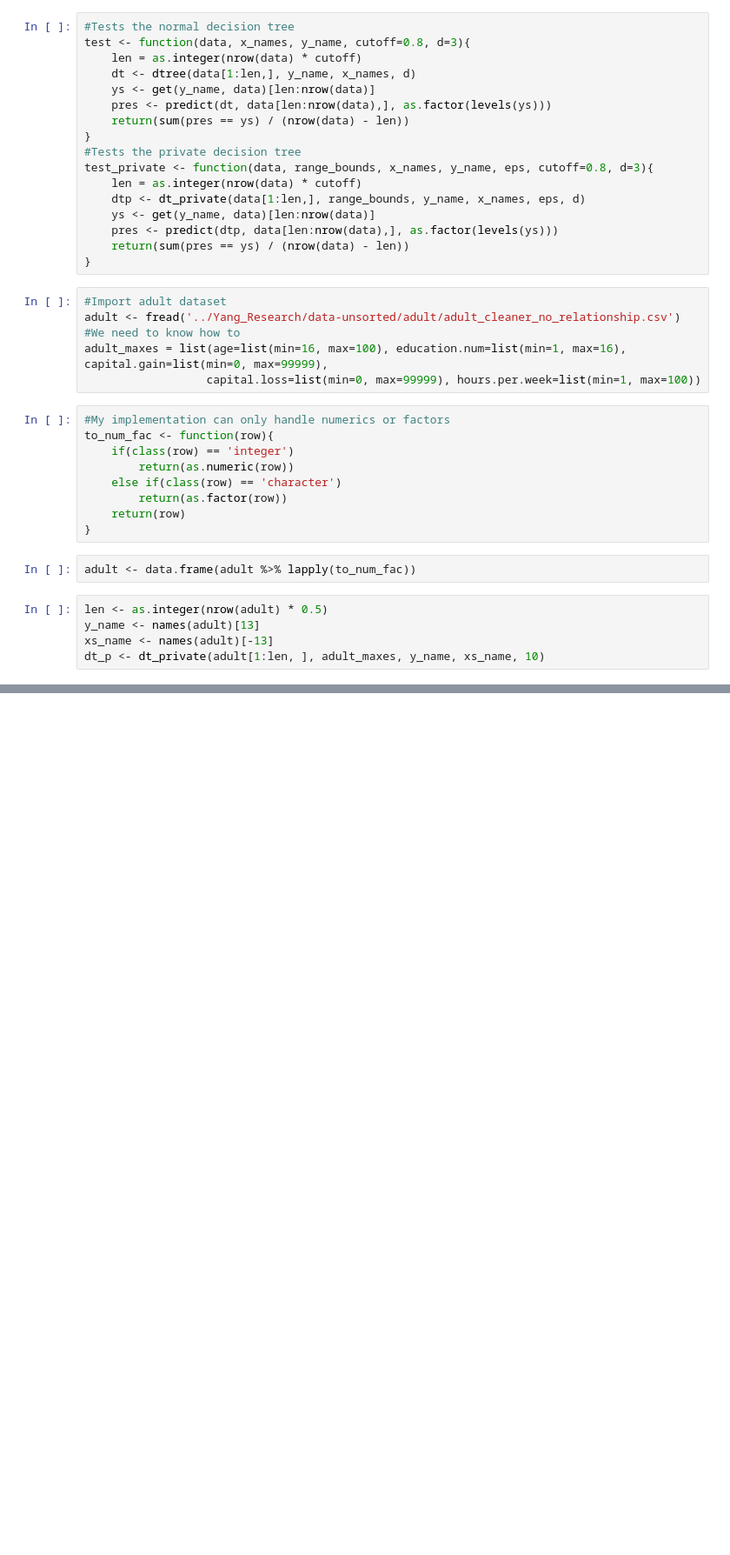
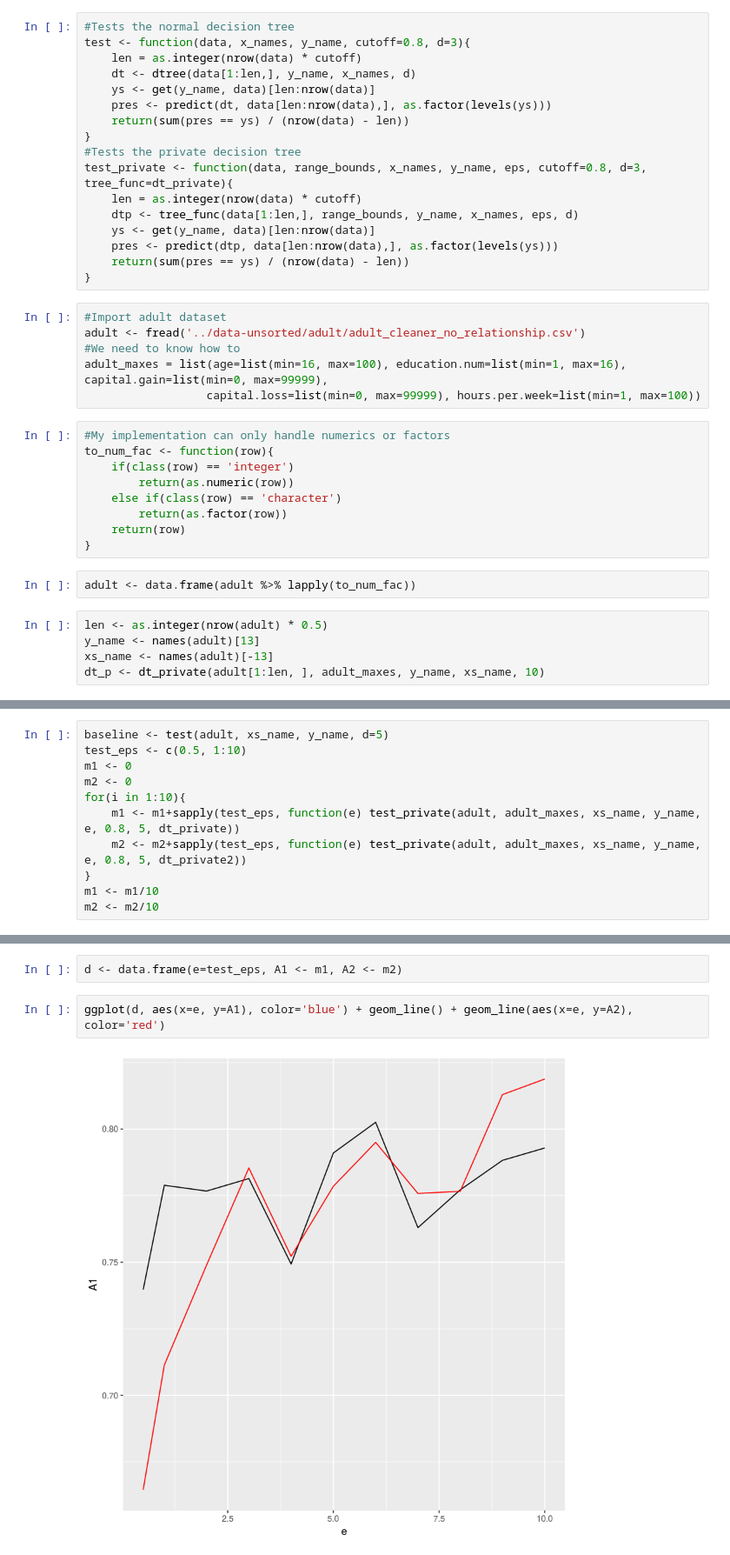
Before and after one commit to jimola/S18_Research, a Jupyter notebook: Data/PDTrees.ipynb, the cells around one changed output, grey strips where cells are left out. Shown at 87% size. Drawn from its saved outputs; the diff is of its cells as text; blank space fills up the shorter version.

Commit message:
Finalized Decision Trees; Added Algorithmic Compression

```diff
--- a/Data/PDTrees.ipynb
+++ b/Data/PDTrees.ipynb
@@ -302,16 +350,16 @@ test <- function(data, x_names, y_name, cutoff=0.8, d=3){
     return(sum(pres == ys) / (nrow(data) - len))
 }
 #Tests the private decision tree
-test_private <- function(data, range_bounds, x_names, y_name, eps, cutoff=0.8, d=3){
+test_private <- function(data, range_bounds, x_names, y_name, eps, cutoff=0.8, d=3, tree_func=dt_private){
     len = as.integer(nrow(data) * cutoff)
-    dtp <- dt_private(data[1:len,], range_bounds, y_name, x_names, eps, d)
+    dtp <- tree_func(data[1:len,], range_bounds, y_name, x_names, eps, d)
     ys <- get(y_name, data)[len:nrow(data)]
     pres <- predict(dtp, data[len:nrow(data),], as.factor(levels(ys)))
     return(sum(pres == ys) / (nrow(data) - len))
 }
 # %%
 #Import adult dataset
-adult <- fread('../Yang_Research/data-unsorted/adult/adult_cleaner_no_relationship.csv')
+adult <- fread('../data-unsorted/adult/adult_cleaner_no_relationship.csv')
 #We need to know how to
 adult_maxes = list(age=list(min=16, max=100), education.num=list(min=1, max=16), capital.gain=list(min=0, max=99999),
                   capital.loss=list(min=0, max=99999), hours.per.week=list(min=1, max=100))
@@ -334 +440,12 @@ dt_p <- dt_private(adult[1:len, ], adult_maxes, y_name, xs_name, 10)
+# %%
+baseline <- test(adult, xs_name, y_name, d=5)
+test_eps <- c(0.5, 1:10)
+m1 <- 0
+m2 <- 0
+for(i in 1:10){
+    m1 <- m1+sapply(test_eps, function(e) test_private(adult, adult_maxes, xs_name, y_name, e, 0.8, 5, dt_private))
+    m2 <- m2+sapply(test_eps, function(e) test_private(adult, adult_maxes, xs_name, y_name, e, 0.8, 5, dt_private2))
+}
+m1 <- m1/10
+m2 <- m2/10
 # %%
@@ -337,0 +459,6 @@ test_private(adult, adult_maxes, xs_name, y_name, 100, d=5)
+# %%
+d <- data.frame(e=test_eps, A1 <- m1, A2 <- m2)
+# %%
+ggplot(d, aes(x=e, y=A1), color='blue') + geom_line() + geom_line(aes(x=e, y=A2), color='red')
+# %% [output]
+[figure, added]
```
Also changed, not shown: parts of 10 cells of this notebook, 5 other files.
